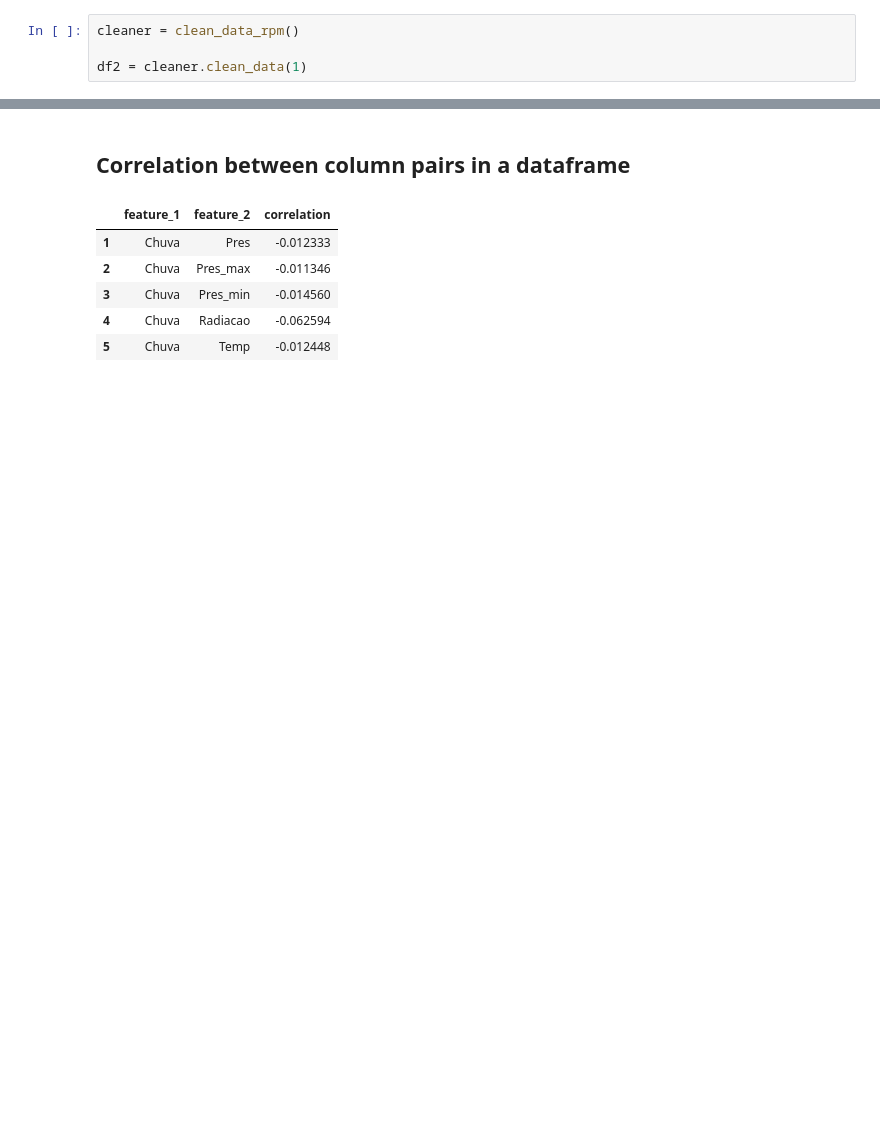
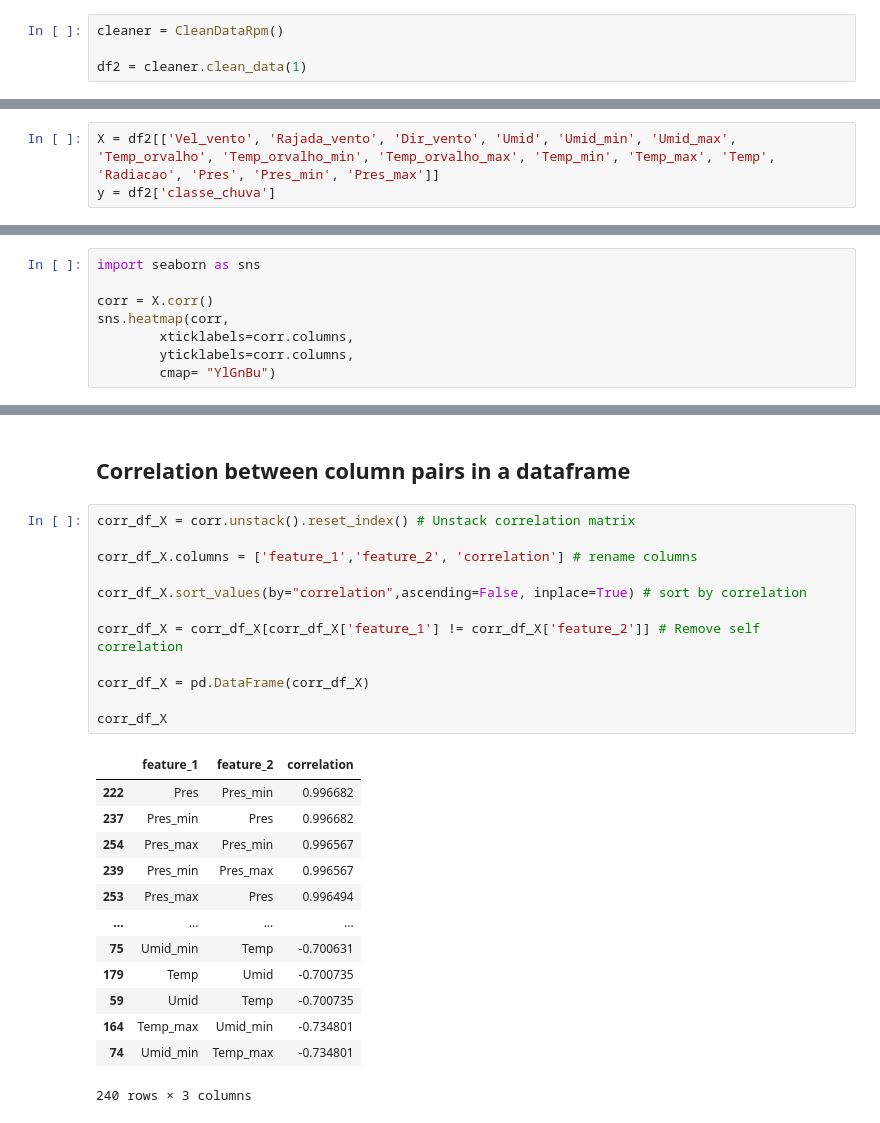
Before and after one commit to thamirisbrandao/rain-prediction-machine, a Jupyter notebook: notebooks/thamiris_feat_exp_3.ipynb, the cells around one changed output, grey strips where cells are left out. Cells and saved outputs as stored; diff of their text form; blank space fills up the shorter version.

```diff
--- a/notebooks/thamiris_feat_exp_3.ipynb
+++ b/notebooks/thamiris_feat_exp_3.ipynb
@@ -26,5 +26,5 @@ from RainPredictionMachine.data import clean_data_rpm
 # %%
-cleaner = clean_data_rpm()
+cleaner = CleanDataRpm()
 
 df2 = cleaner.clean_data(1)
 # %% [markdown]
@@ -53,4 +53,7 @@ Umid_max            0.0
 dtype: float64
 # %% [markdown]
 ## Scale sensitivity
+# %%
+X = df2[['Vel_vento', 'Rajada_vento', 'Dir_vento', 'Umid', 'Umid_min', 'Umid_max', 'Temp_orvalho', 'Temp_orvalho_min', 'Temp_orvalho_max', 'Temp_min', 'Temp_max', 'Temp', 'Radiacao', 'Pres', 'Pres_min', 'Pres_max']]
+y = df2['classe_chuva']
 # %%
@@ -271,0 +211,8 @@ sns.heatmap(corr,
+# %%
+import seaborn as sns
+
+corr = X.corr()
+sns.heatmap(corr,
+        xticklabels=corr.columns,
+        yticklabels=corr.columns,
+        cmap= "YlGnBu")
@@ -272,10 +231,28 @@ sns.heatmap(corr,
 # %% [markdown]
 ## Correlation between column pairs in a dataframe
 # %%
+corr_df_X = corr.unstack().reset_index() # Unstack correlation matrix
+
+corr_df_X.columns = ['feature_1','feature_2', 'correlation'] # rename columns
+
+corr_df_X.sort_values(by="correlation",ascending=False, inplace=True) # sort by correlation
+
+corr_df_X = corr_df_X[corr_df_X['feature_1'] != corr_df_X['feature_2']] # Remove self correlation
+
+corr_df_X = pd.DataFrame(corr_df_X)
+
+corr_df_X
 # %% [output]
 |  | feature_1 | feature_2 | correlation |
-| 1 | Chuva | Pres | -0.012333 |
-| 2 | Chuva | Pres_max | -0.011346 |
-| 3 | Chuva | Pres_min | -0.014560 |
-| 4 | Chuva | Radiacao | -0.062594 |
-| 5 | Chuva | Temp | -0.012448 |
+| 222 | Pres | Pres_min | 0.996682 |
+| 237 | Pres_min | Pres | 0.996682 |
+| 254 | Pres_max | Pres_min | 0.996567 |
+| 239 | Pres_min | Pres_max | 0.996567 |
+| 253 | Pres_max | Pres | 0.996494 |
+| ... | ... | ... | ... |
+| 75 | Umid_min | Temp | -0.700631 |
+| 179 | Temp | Umid | -0.700735 |
+| 59 | Umid | Temp | -0.700735 |
+| 164 | Temp_max | Umid_min | -0.734801 |
+| 74 | Umid_min | Temp_max | -0.734801 |
+240 rows × 3 columns
```
Also changed, not shown: parts of 39 cells of this notebook.
